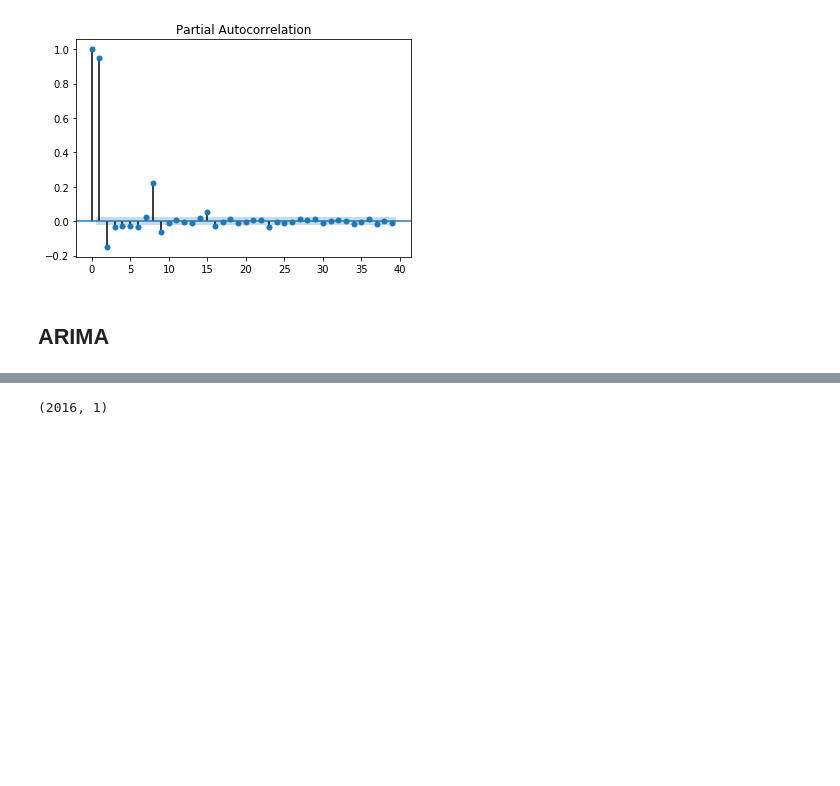
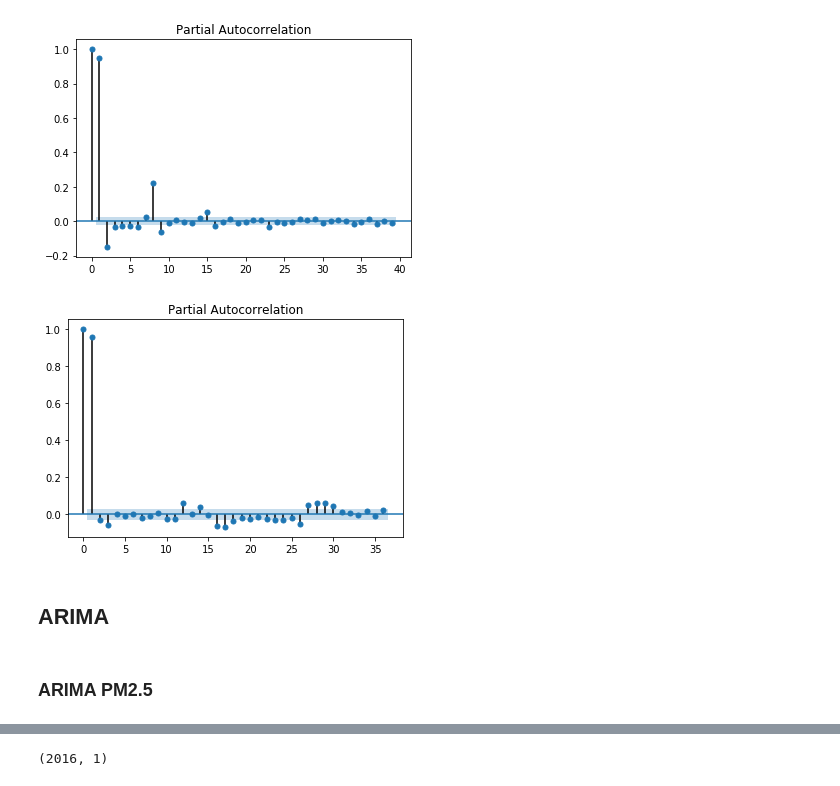
Before and after one commit to mjjimenez/kdd_air_quality_forecasting, a Jupyter notebook: notebooks/ARIMA.ipynb, the cells around one changed output, grey strips where cells are left out. Drawn from its saved outputs; the diff is of its cells as text; code cells hidden in the pictures; blank space fills up the shorter version.

Commit message:
Added ARIMA results for PM10

```diff
--- a/notebooks/ARIMA.ipynb
+++ b/notebooks/ARIMA.ipynb
@@ -111,8 +142,14 @@ plot_acf(y_train_pm25['PM2.5'][y_train_pm25['PM2.5'].notnull()])
 x = plot_pacf(y_train_pm25['PM2.5'][y_train_pm25['PM2.5'].notnull()])
 # %% [output]
 [figure]
+# %%
+x = plot_pacf(y_train_pm10['PM10'][y_train_pm10['PM10'].notnull()])
+# %% [output]
+[figure, added]
 # %% [markdown]
 ## ARIMA
+# %% [markdown]
+### ARIMA PM2.5
 # %%
 # Use AR(3) as parameters based on acf and pacf
 # %%
```
Also changed, not shown: parts of 14 cells of this notebook.
